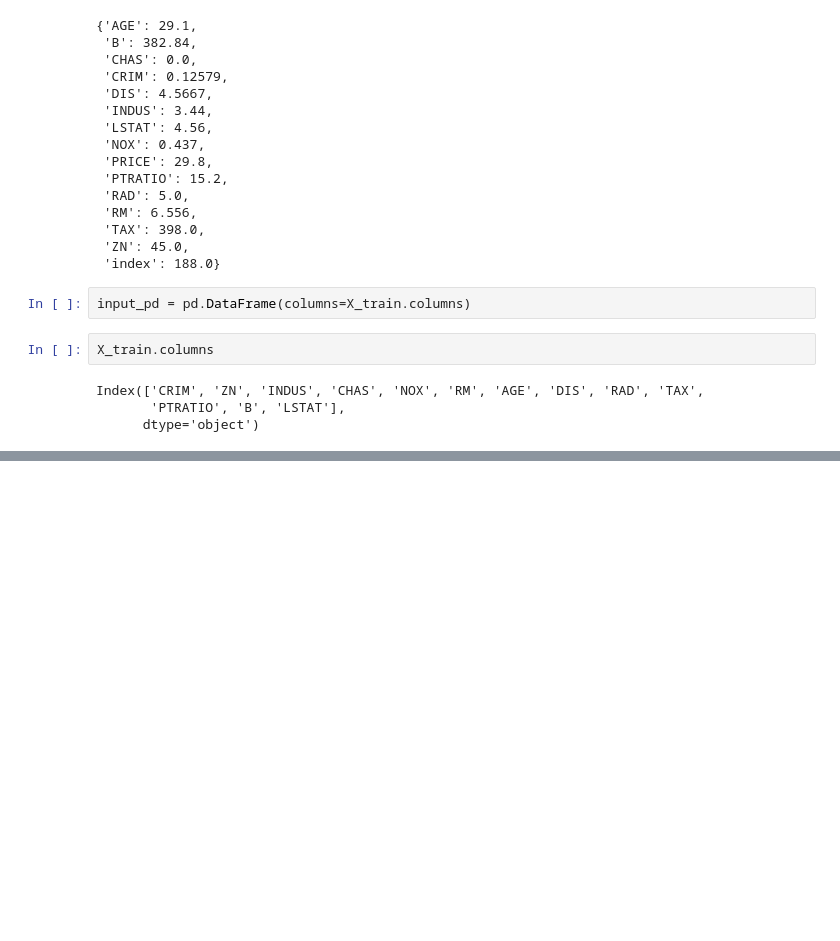
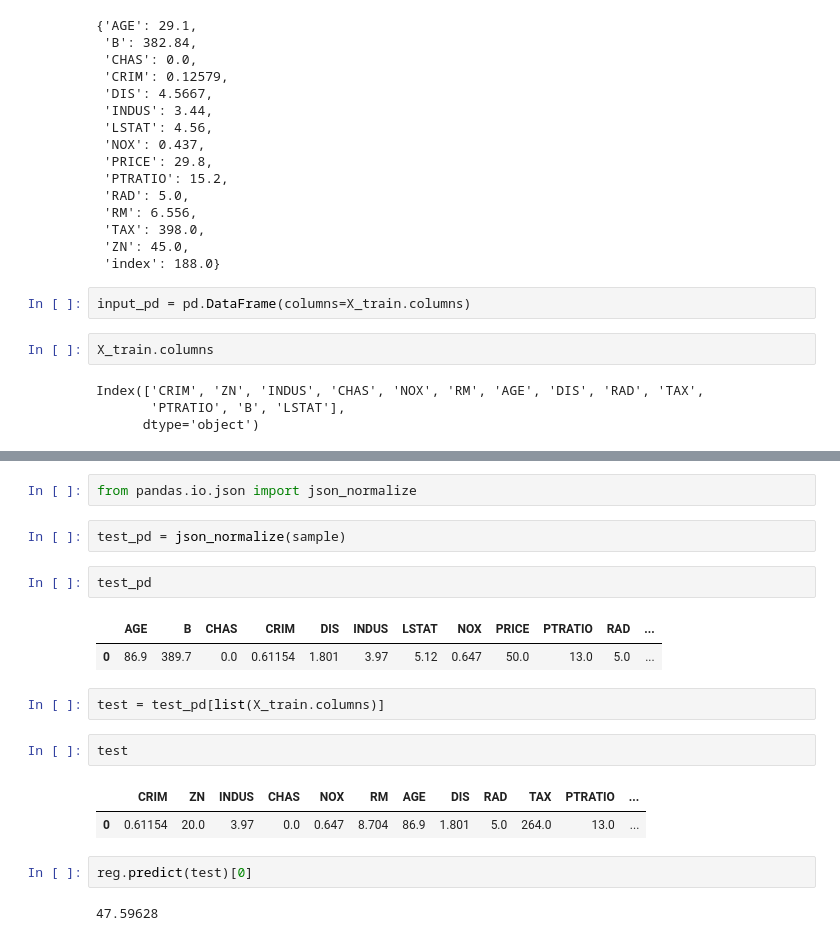
Before and after one commit to tanmaygadgil/cloud-training-repo, a Jupyter notebook: app/ds.ipynb, the cells around one changed output, grey strips where cells are left out. Drawn from its saved outputs; the diff is of its cells as text; blank space fills up the shorter version.

```diff
--- a/app/ds.ipynb
+++ b/app/ds.ipynb
@@ -318,0 +355,20 @@ input_pd
+# %%
+from pandas.io.json import json_normalize
+# %%
+test_pd = json_normalize(sample)
+# %%
+test_pd
+# %% [output]
+|  | AGE | B | CHAS | CRIM | DIS | INDUS | LSTAT | NOX | PRICE | PTRATIO | RAD | ... |
+| 0 | 86.9 | 389.7 | 0.0 | 0.61154 | 1.801 | 3.97 | 5.12 | 0.647 | 50.0 | 13.0 | 5.0 | ... |
+# %%
+test = test_pd[list(X_train.columns)]
+# %%
+test
+# %% [output]
+|  | CRIM | ZN | INDUS | CHAS | NOX | RM | AGE | DIS | RAD | TAX | PTRATIO | ... |
+| 0 | 0.61154 | 20.0 | 3.97 | 0.0 | 0.647 | 8.704 | 86.9 | 1.801 | 5.0 | 264.0 | 13.0 | ... |
+# %%
+reg.predict(test)[0]
+# %% [output]
+47.59628
```
Also changed, not shown: parts of 15 cells of this notebook, 4 other files.
